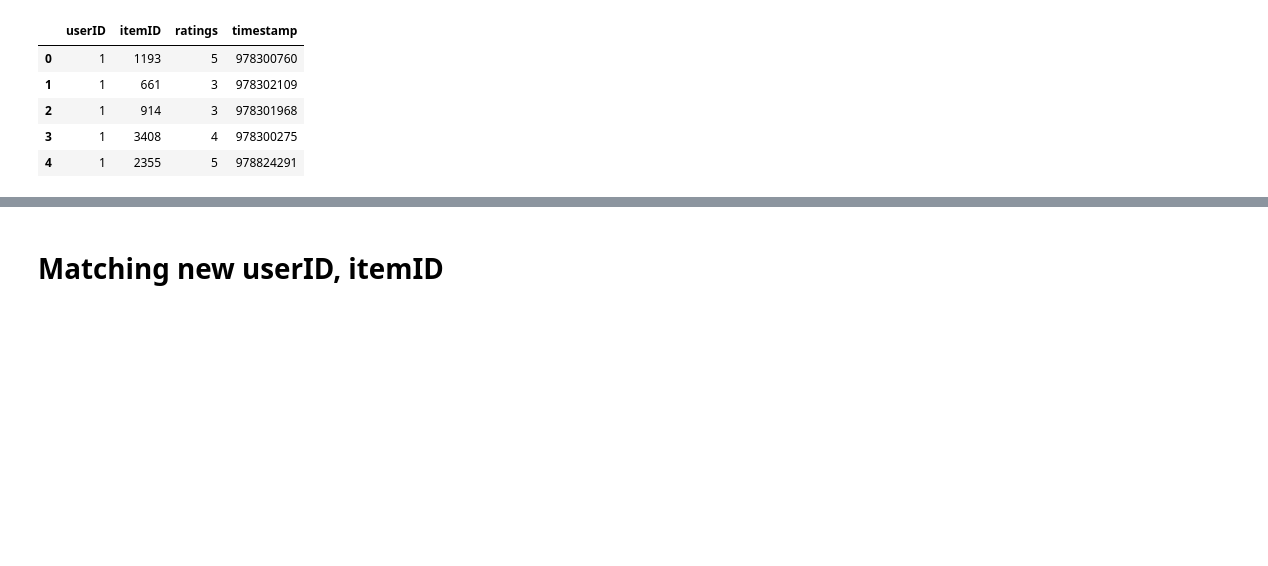
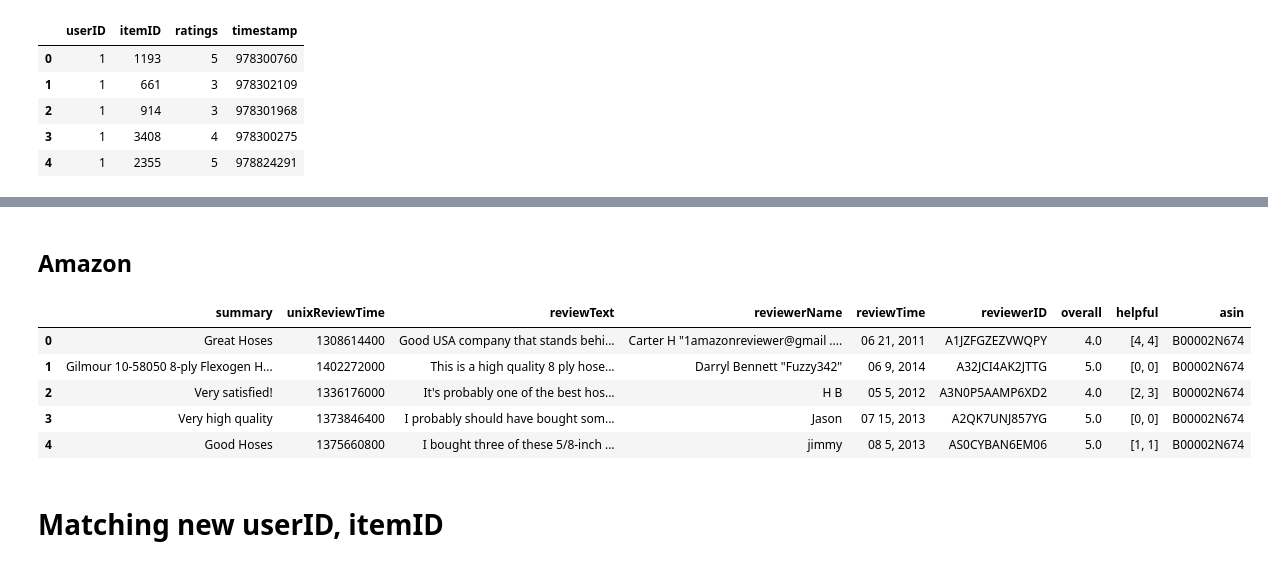
Before and after one commit to zakosai/research, a Jupyter notebook: seq2seq/preprocessing.ipynb, the cells around one changed output, grey strips where cells are left out. Saved outputs shown, nothing was run; the diff lists cells and outputs as text; code cells hidden in the pictures; blank space fills up the shorter version.

```diff
--- a/seq2seq/preprocessing.ipynb
+++ b/seq2seq/preprocessing.ipynb
@@ -26,6 +34,31 @@ movies_info.head()
 | 2 | 3 | Grumpier Old Men (1995) | Comedy|Romance |
 | 3 | 4 | Waiting to Exhale (1995) | Comedy|Drama |
 | 4 | 5 | Father of the Bride Part II (1995) | Comedy |
+# %% [markdown]
+## Amazon
+# %%
+def parse(path):
+    g = gzip.open(path, "rb")
+    for l in g:
+        yield eval(l)
+
+def getDF(path):
+    i = 0
+    df = {}
+    for d in parse(path):
+        df[i] = d
+        i += 1
+    return pd.DataFrame.from_dict(df, orient='index')
+# %%
+data = getDF("data/Garden/reviews.json.gz")
+data.head()
+# %% [output]
+|  | summary | unixReviewTime | reviewText | reviewerName | reviewTime | reviewerID | overall | helpful | asin |
+| 0 | Great Hoses | 1308614400 | Good USA company that stands behi... | Carter H "1amazonreviewer@gmail .... | 06 21, 2011 | A1JZFGZEZVWQPY | 4.0 | [4, 4] | B00002N674 |
+| 1 | Gilmour 10-58050 8-ply Flexogen H... | 1402272000 | This is a high quality 8 ply hose... | Darryl Bennett "Fuzzy342" | 06 9, 2014 | A32JCI4AK2JTTG | 5.0 | [0, 0] | B00002N674 |
+| 2 | Very satisfied! | 1336176000 | It's probably one of the best hos... | H B | 05 5, 2012 | A3N0P5AAMP6XD2 | 4.0 | [2, 3] | B00002N674 |
+| 3 | Very high quality | 1373846400 | I probably should have bought som... | Jason | 07 15, 2013 | A2QK7UNJ857YG | 5.0 | [0, 0] | B00002N674 |
+| 4 | Good Hoses | 1375660800 | I bought three of these 5/8-inch ... | jimmy | 08 5, 2013 | AS0CYBAN6EM06 | 5.0 | [1, 1] | B00002N674 |
 # %% [markdown]
 # Matching new userID, itemID
 # %%
```
Also changed, not shown: parts of 9 cells of this notebook, 20 other files.
